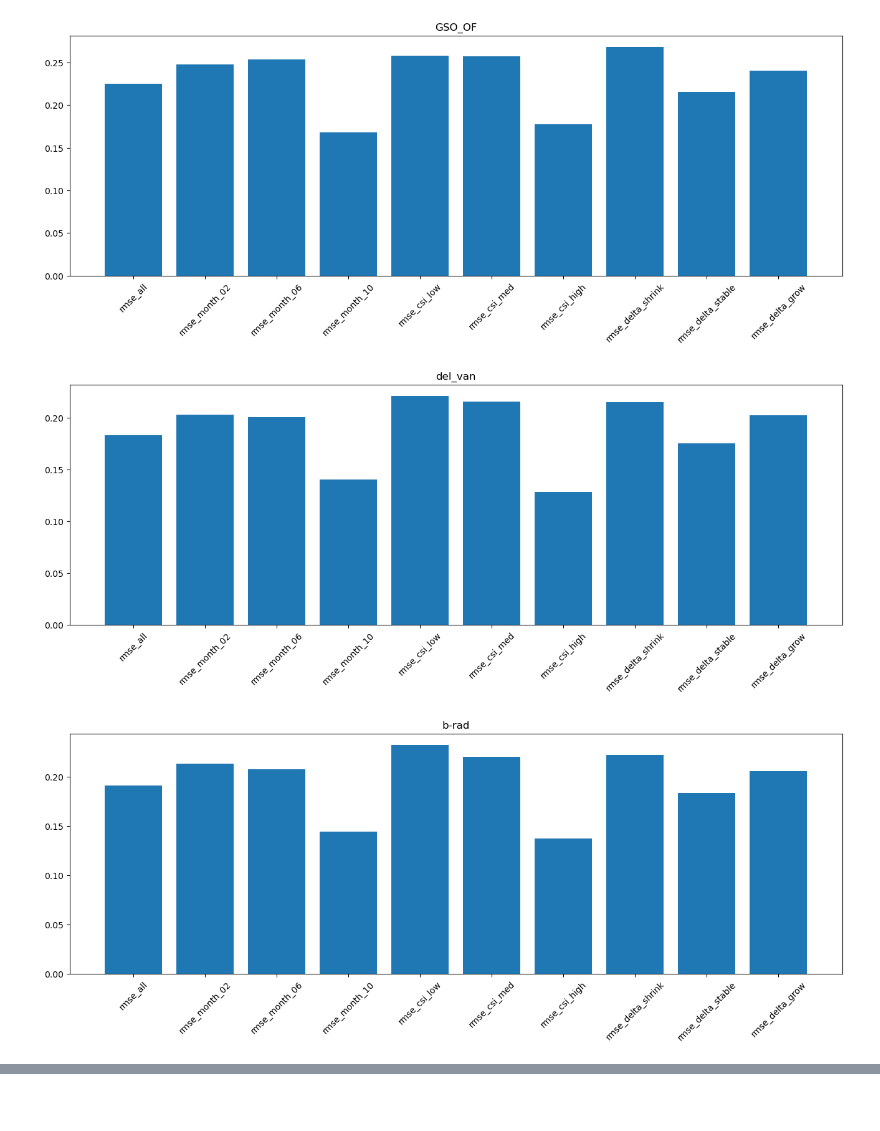
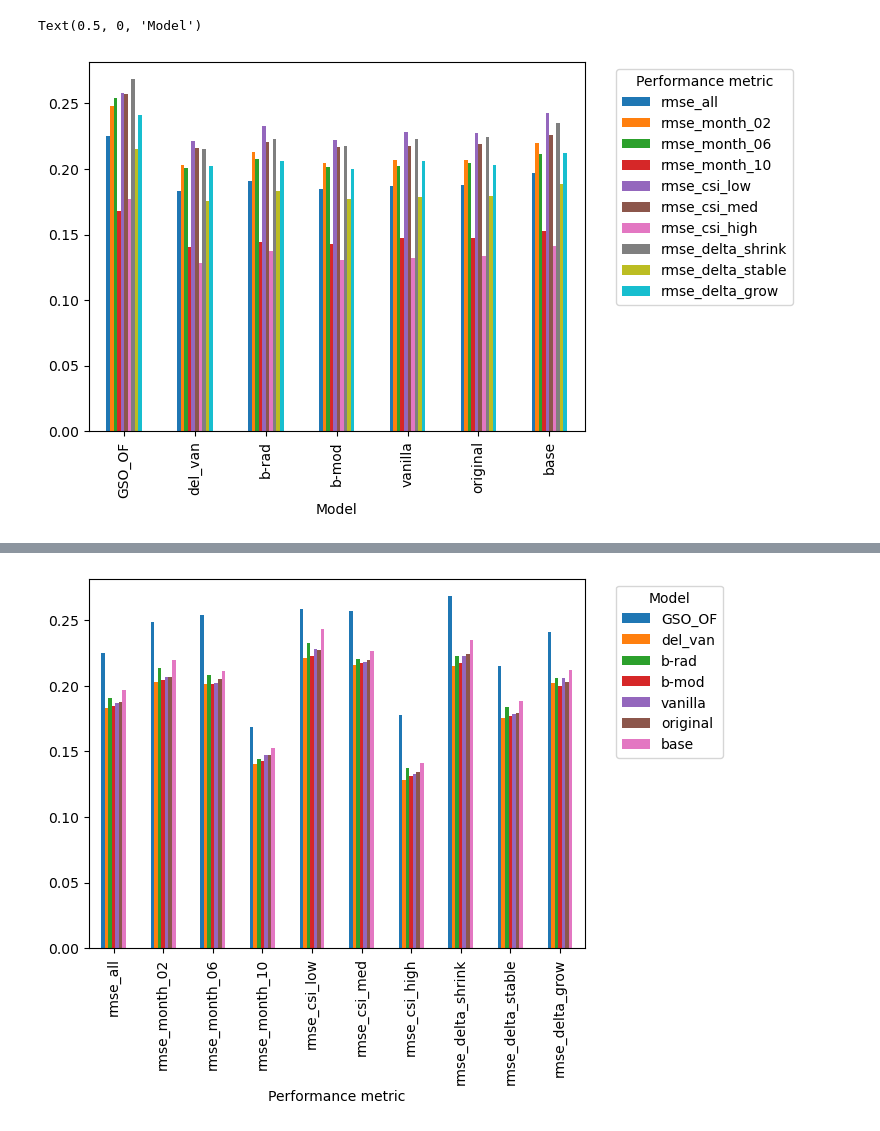
Before and after one commit to cdoedens/solar-nowcast, a Jupyter notebook: mouse/06_model-comparison.ipynb, the cells around one changed output, grey strips where cells are left out. Drawn from its saved outputs; the diff is of its cells as text; code cells hidden in the pictures; blank space fills up the shorter version.

Commit message:
improved plots

```diff
--- a/mouse/06_model-comparison.ipynb
+++ b/mouse/06_model-comparison.ipynb
@@ -28,11 +12,12 @@ for col in df.columns:
 # %%
-for mod in df.index:
-    plt.figure(figsize=(16,5))
-    plt.bar(df.columns, df.loc[mod])
-    plt.xticks(rotation=45)
-    plt.title(mod)
-    plt.show()
+ax = df.plot(kind='bar')
+
+ax.legend(
+    title='Performance metric',
+    bbox_to_anchor=(1.05, 1),   # move legend outside
+    loc='upper left'
+)
+ax.set_xlabel('Model')
 # %% [output]
+Text(0.5, 0, 'Model')
-[figure, old version]
+[figure, new version]
-[figure, removed]
-[figure, removed]
@@ -42,0 +24,14 @@ for mod in df.index:
+# %%
+ax = df.T.plot(kind='bar')
+
+ax.legend(
+    title='Model',
+    bbox_to_anchor=(1.05, 1),   # move legend outside
+    loc='upper left'
+)
+
+ax.set_xlabel('Performance metric')
+
+plt.show()
+# %% [output]
+[figure, added]
```
Also changed, not shown: parts of 3 cells of this notebook.
